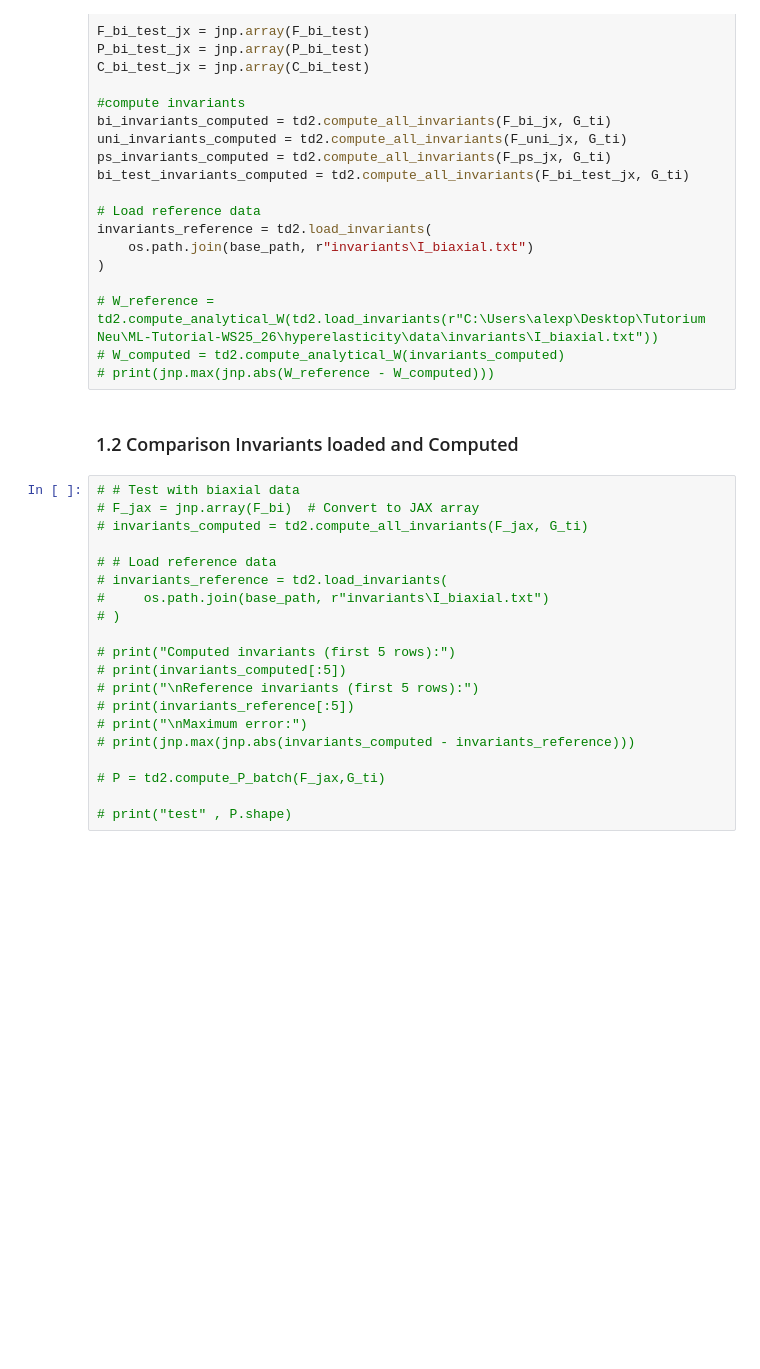
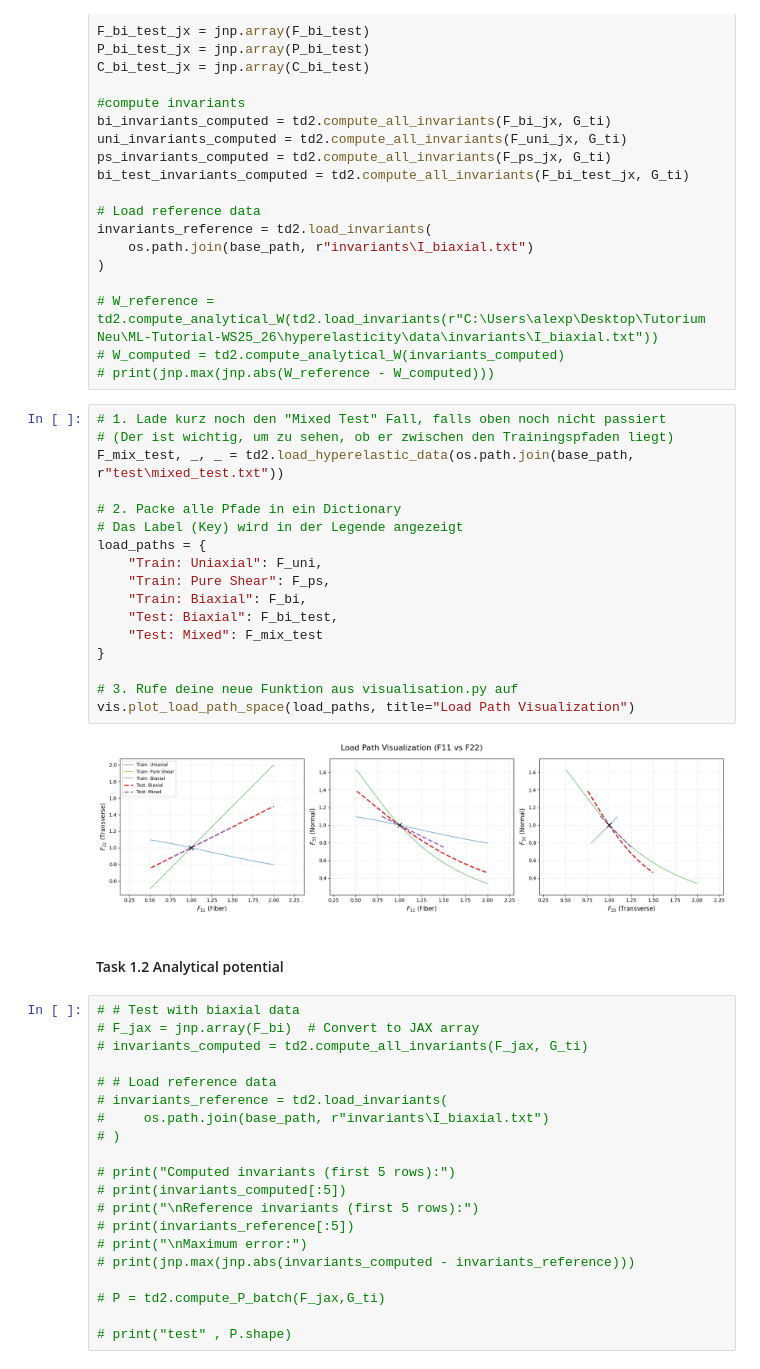
Before and after one commit to Lukas-F-1/ML-Tutorial-WS25_26, a Jupyter notebook: ffnn_introduction/main_t2.ipynb, the cells around one changed output. Drawn from its saved outputs; the diff is of its cells as text; blank space fills up the shorter version.

```diff
--- a/ffnn_introduction/main_t2.ipynb
+++ b/ffnn_introduction/main_t2.ipynb
@@ -74,8 +77,27 @@ invariants_reference = td2.load_invariants(
 # W_reference = td2.compute_analytical_W(td2.load_invariants(r"C:\Users\alexp\Desktop\Tutorium Neu\ML-Tutorial-WS25_26\hyperelasticity\data\invariants\I_biaxial.txt"))
 # W_computed = td2.compute_analytical_W(invariants_computed)
 # print(jnp.max(jnp.abs(W_reference - W_computed)))
+# %%
+# 1. Lade kurz noch den "Mixed Test" Fall, falls oben noch nicht passiert
+# (Der ist wichtig, um zu sehen, ob er zwischen den Trainingspfaden liegt)
+F_mix_test, _, _ = td2.load_hyperelastic_data(os.path.join(base_path, r"test\mixed_test.txt"))
+
+# 2. Packe alle Pfade in ein Dictionary
+# Das Label (Key) wird in der Legende angezeigt
+load_paths = {
+    "Train: Uniaxial": F_uni,
+    "Train: Pure Shear": F_ps,
+    "Train: Biaxial": F_bi,
+    "Test: Biaxial": F_bi_test,
+    "Test: Mixed": F_mix_test
+}
+
+# 3. Rufe deine neue Funktion aus visualisation.py auf
+vis.plot_load_path_space(load_paths, title="Load Path Visualization")
+# %% [output]
+[figure, added]
 # %% [markdown]
-### 1.2 Comparison Invariants loaded and Computed
+#### Task 1.2 Analytical potential
 # %%
 # # Test with biaxial data
 # F_jax = jnp.array(F_bi)  # Convert to JAX array
```
Also changed, not shown: parts of 25 cells of this notebook, 2 other files.
